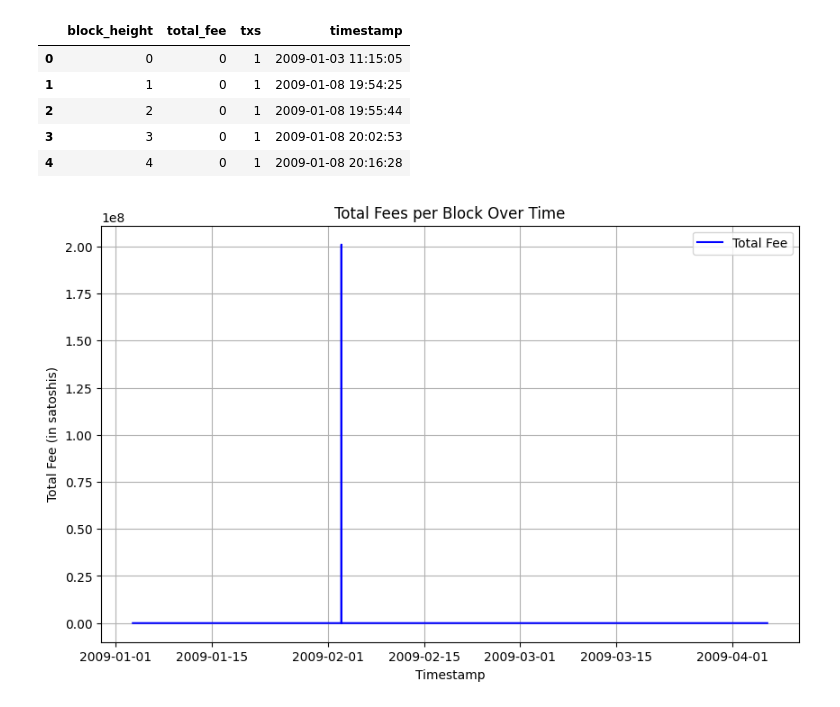
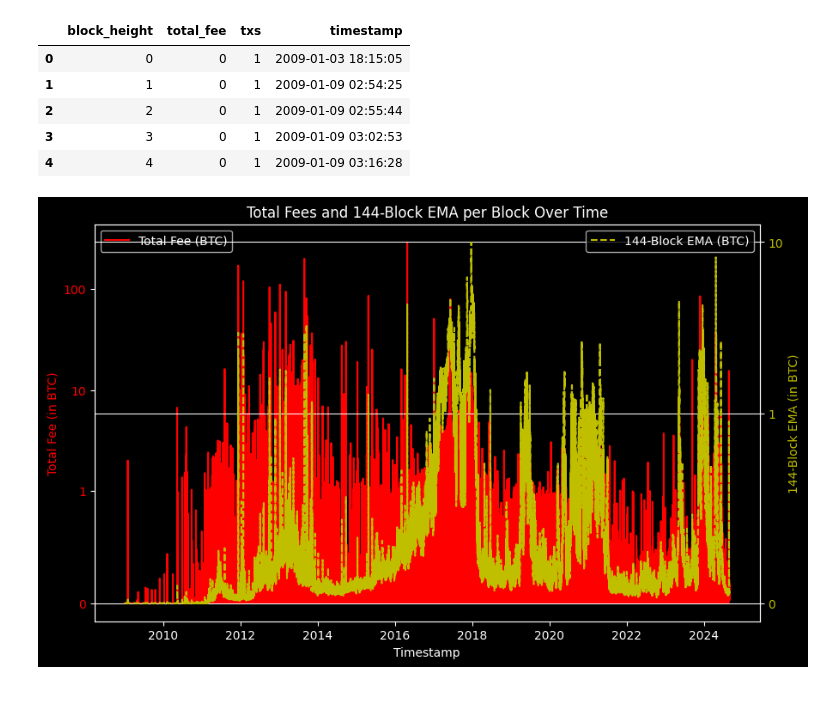
Before and after one commit to goldhaxx/btc-block-stats, a Jupyter notebook: block_stuff.ipynb, the cells around one changed output. Cells and saved outputs as stored; diff of their text form; code cells hidden in the pictures.

```diff
--- a/block_stuff.ipynb
+++ b/block_stuff.ipynb
@@ -37,7 +37,7 @@ query = """
     SELECT block_height, total_fee, txs, timestamp
     FROM block_stats
     ORDER BY block_height ASC
-    LIMIT 10000;
+    LIMIT 1000000;
 """
 
 # Load the data into a pandas DataFrame
@@ -50,20 +50,60 @@ block_data['timestamp'] = pd.to_datetime(block_data['timestamp'], unit='s')
 block_data.head()
 # %% [output]
 |  | block_height | total_fee | txs | timestamp |
-| 0 | 0 | 0 | 1 | 2009-01-03 11:15:05 |
-| 1 | 1 | 0 | 1 | 2009-01-08 19:54:25 |
-| 2 | 2 | 0 | 1 | 2009-01-08 19:55:44 |
-| 3 | 3 | 0 | 1 | 2009-01-08 20:02:53 |
-| 4 | 4 | 0 | 1 | 2009-01-08 20:16:28 |
+| 0 | 0 | 0 | 1 | 2009-01-03 18:15:05 |
+| 1 | 1 | 0 | 1 | 2009-01-09 02:54:25 |
+| 2 | 2 | 0 | 1 | 2009-01-09 02:55:44 |
+| 3 | 3 | 0 | 1 | 2009-01-09 03:02:53 |
+| 4 | 4 | 0 | 1 | 2009-01-09 03:16:28 |
 # %%
-plt.figure(figsize=(10, 6))
-plt.plot(block_data['timestamp'], block_data['total_fee'], color='b', label='Total Fee')
-plt.xlabel('Timestamp')
-plt.ylabel('Total Fee (in satoshis)')
-plt.title('Total Fees per Block Over Time')
-plt.legend()
+import pandas as pd
+import matplotlib.pyplot as plt
+import matplotlib.ticker as mticker
+
+# Set the style to 'dark_background'
+plt.style.use('dark_background')
+
+# Convert total fees from satoshis to BTC
+block_data['total_fee_btc'] = block_data['total_fee'] / 100_000_000
+
+# Calculate the 2016-block Exponential Moving Average (EMA) of total fees
+block_data['ema_2016_fee'] = block_data['total_fee_btc'].ewm(span=144, adjust=False).mean()
+
+# Create the figure and axis
+fig, ax1 = plt.subplots(figsize=(10, 6))
+
+# Plot the total fees in BTC on the left y-axis
+ax1.plot(block_data['timestamp'], block_data['total_fee_btc'], color='r', label='Total Fee (BTC)')
+ax1.set_xlabel('Timestamp')
+ax1.set_ylabel('Total Fee (in BTC)', color='r')
+ax1.tick_params(axis='y', labelcolor='r')
+
+# Apply symlog scale to the left y-axis
+ax1.set_yscale('symlog', linthresh=1)  # Linear scaling around 1 BTC
+ax1.yaxis.set_major_formatter(mticker.ScalarFormatter())  # Human-readable format for major ticks
+ax1.yaxis.set_minor_formatter(mticker.ScalarFormatter())  # Human-readable format for minor ticks
+
+# Create a second y-axis (right side) for the EMA
+ax2 = ax1.twinx()
+ax2.plot(block_data['timestamp'], block_data['ema_2016_fee'], color='y', label='144-Block EMA (BTC)', linestyle='--')
+ax2.set_ylabel('144-Block EMA (in BTC)', color='y')
+ax2.tick_params(axis='y', labelcolor='y')
+
+# Set limits and formatting for the second y-axis (EMA)
+ax2.set_yscale('symlog', linthresh=1)
+ax2.yaxis.set_major_formatter(mticker.ScalarFormatter())
+ax2.yaxis.set_minor_formatter(mticker.ScalarFormatter())
+
+# Add legends for both lines
+ax1.legend(loc='upper left')
+ax2.legend(loc='upper right')
+
+# Set the title and grid
+plt.title('Total Fees and 144-Block EMA per Block Over Time')
 plt.grid(True)
+
+# Show the plot
 plt.show()
 # %% [output]
-[figure, old version]
+[figure, new version]
 # %%
```
Also changed, not shown: parts of 11 cells of this notebook, 6 other files.
